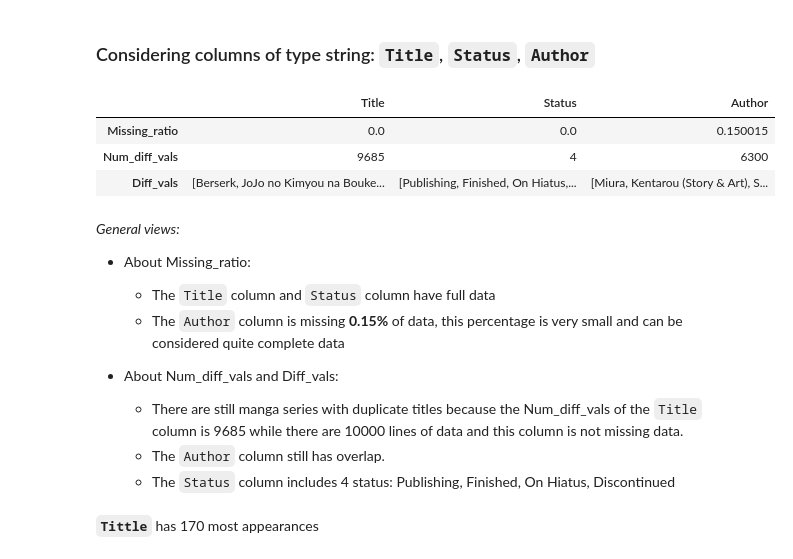
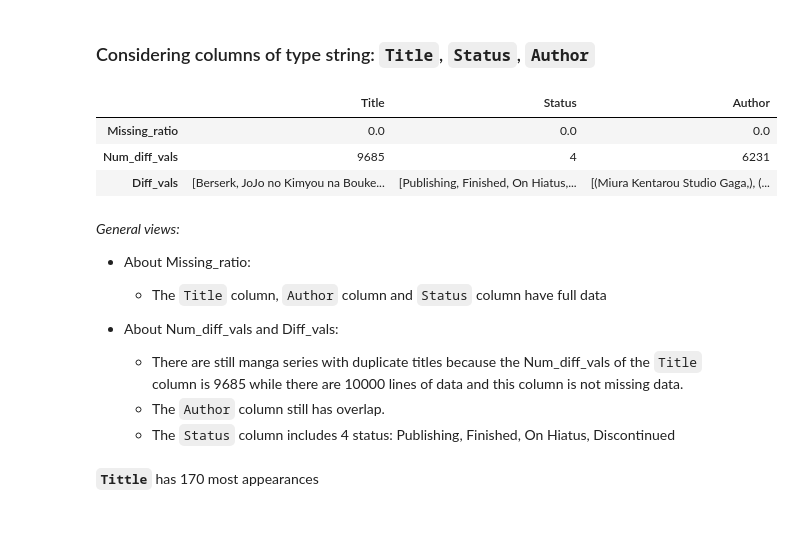
Before and after one commit to duongtruongbinh/IntroDS_FinalProject, a Jupyter notebook: src/Data_Exploration_and_PreProcessing.ipynb, the cells around one changed output. Saved outputs shown, nothing was run; the diff lists cells and outputs as text; code cells hidden in the pictures; blank space fills up the shorter version.

Commit message:
explore new data and visualize distribution

```diff
--- a/src/Data_Exploration_and_PreProcessing.ipynb
+++ b/src/Data_Exploration_and_PreProcessing.ipynb
@@ -564,24 +575,28 @@ For columns with non-numeric data types, we calculate:
 # %%
 str_col_dist_df = pd.DataFrame({'Title': [.0] * 3,
                                 'Status': [.0] * 3,
                                 'Author': [.0] * 3},
                                 index=['Missing_ratio', 'Num_diff_vals', 'Diff_vals'], dtype=object)
 
+def get_num_diff_vals(column):
+    # Convert lists in the column to tuples
+    non_empty_values = column[column != ''].apply(lambda x: tuple(x) if isinstance(x, list) else x)
+    return non_empty_values.nunique()
+
+str_col_dist_df.loc['Num_diff_vals'] = manga_df[str_col_dist_df.columns].apply(get_num_diff_vals)
+str_col_dist_df.loc['Diff_vals'] = manga_df[str_col_dist_df.columns].apply(lambda col: col[col != ''].apply(lambda x: tuple(x) if isinstance(x, list) else x).unique())
 str_col_dist_df.loc['Missing_ratio'] = np.sum(manga_df[str_col_dist_df.columns] == '', axis=0) / manga_df.shape[0] * 100
-str_col_dist_df.loc['Num_diff_vals'] = manga_df[str_col_dist_df.columns][manga_df[str_col_dist_df.columns] != ''].nunique()
-str_col_dist_df.loc['Diff_vals'] = manga_df[str_col_dist_df.columns].apply(lambda col: col[col != ''].unique())
 str_col_dist_df
 # %% [output]
 |  | Title | Status | Author |
-| Missing_ratio | 0.0 | 0.0 | 0.150015 |
-| Num_diff_vals | 9685 | 4 | 6300 |
-| Diff_vals | [Berserk, JoJo no Kimyou na Bouke... | [Publishing, Finished, On Hiatus,... | [Miura, Kentarou (Story & Art), S... |
+| Missing_ratio | 0.0 | 0.0 | 0.0 |
+| Num_diff_vals | 9685 | 4 | 6231 |
+| Diff_vals | [Berserk, JoJo no Kimyou na Bouke... | [Publishing, Finished, On Hiatus,... | [(Miura Kentarou Studio Gaga,), (... |
 # %% [markdown]
 *General views:*
 
 + About Missing_ratio:
-     + The `Title` column and `Status` column have full data
-     + The `Author` column is missing **0.15%** of data, this percentage is very small and can be considered quite complete data
+     + The `Title` column, `Author` column and `Status` column have full data
 
 + About Num_diff_vals and Diff_vals:
      + There are still manga series with duplicate titles because the Num_diff_vals of the `Title` column is 9685 while there are 10000 lines of data and this column is not missing data.
```
Also changed, not shown: parts of 34 cells of this notebook, 1 other file.
